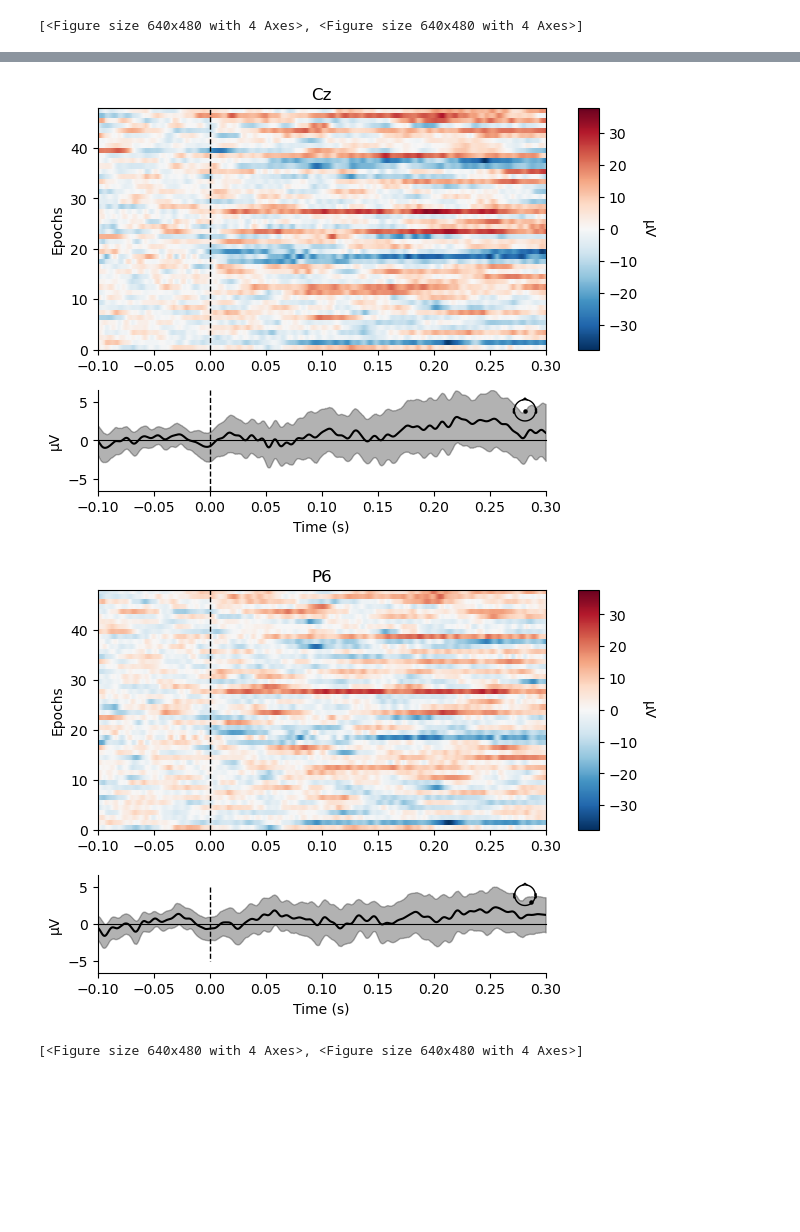
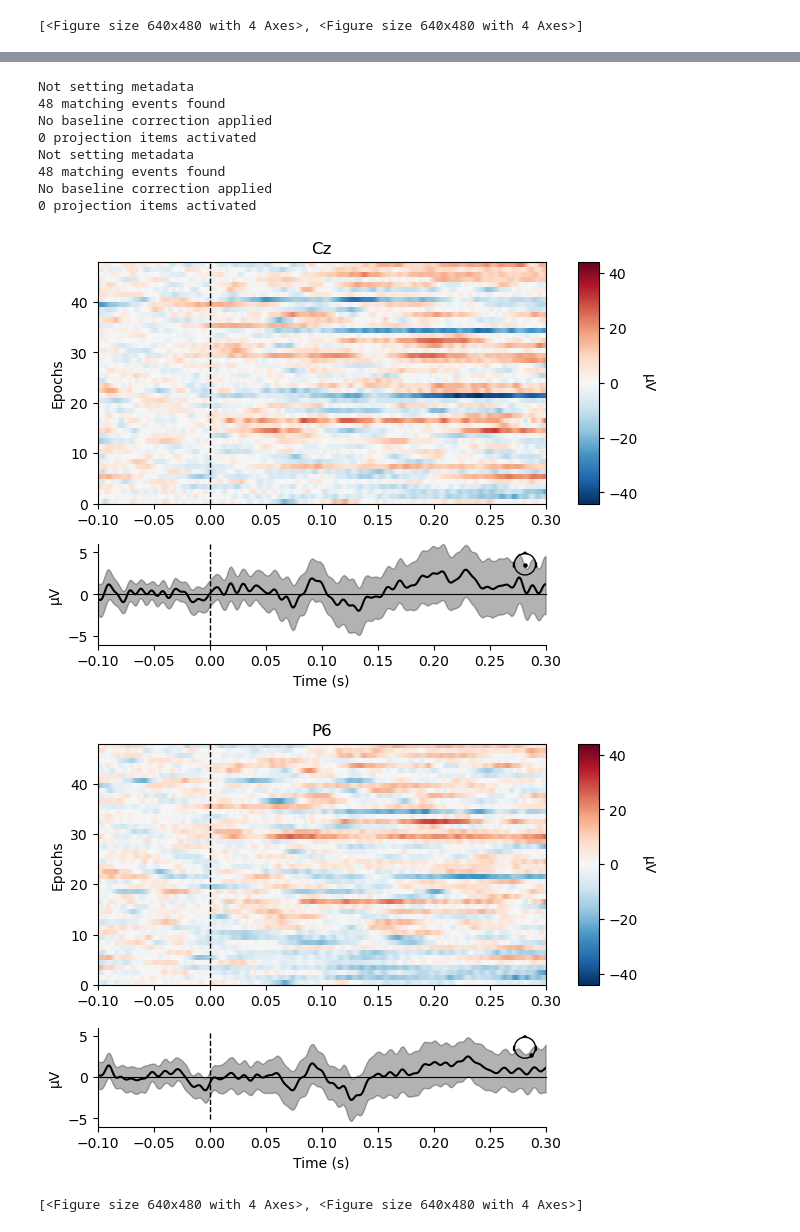
Before and after one commit to Shawnzty/tACS-Attention, a Jupyter notebook: processing/individual_analysis.ipynb, the cells around one changed output, grey strips where cells are left out. Saved outputs shown, nothing was run; the diff lists cells and outputs as text; code cells hidden in the pictures; blank space fills up the shorter version.

```diff
--- a/processing/individual_analysis.ipynb
+++ b/processing/individual_analysis.ipynb
@@ -127,7 +110,7 @@ No baseline correction applied
 [<Figure size 640x480 with 4 Axes>, <Figure size 640x480 with 4 Axes>]
 # %%
 # Create separate events arrays for events to merge (2 and 3) and the event to intersect with (6)
-events_to_merge = events[np.isin(events[:, 2], [4, 5])]
+events_to_merge = events[np.isin(events[:, 2], [2, 3])]
 event_to_intersect = events[events[:, 2] == 6]
 
 # Merge events 2 and 3 by changing their event ids to a new id (e.g., 8)
@@ -141,7 +124,7 @@ intersection_samples = np.intersect1d(merged_events[:, 0], event_to_intersect[:,
 intersected_events = merged_events[np.isin(merged_events[:, 0], intersection_samples)]
 
 # Create epochs with the intersected events
-epochs = mne.Epochs(raw, intersected_events, event_id={'merged_2_3_intersect_6': 8}, tmin=-0.1, tmax=0.3, preload=True)
+epochs = mne.Epochs(raw, intersected_events, event_id={'picked_events': 8}, tmin=-0.1, tmax=0.3, preload=True)
 
 # Plot the epochs
 epochs.plot_image(picks=['Cz', 'P6'])
@@ -164,3 +139,11 @@ No baseline correction applied
+Not setting metadata
+48 matching events found
+No baseline correction applied
+0 projection items activated
+Not setting metadata
+48 matching events found
+No baseline correction applied
+0 projection items activated
-[figure, old version]
+[figure, new version]
-[figure, old version]
+[figure, new version]
-[<Figure size 640x480 with 4 Axes>, <Figure size 640x480 with 4 Axes>]
+[<Figure size 640x480 with 4 Axes>, <Figure size 640x480 with 4 Axes>]
```
Also changed, not shown: parts of 5 cells of this notebook, 2 other files.
